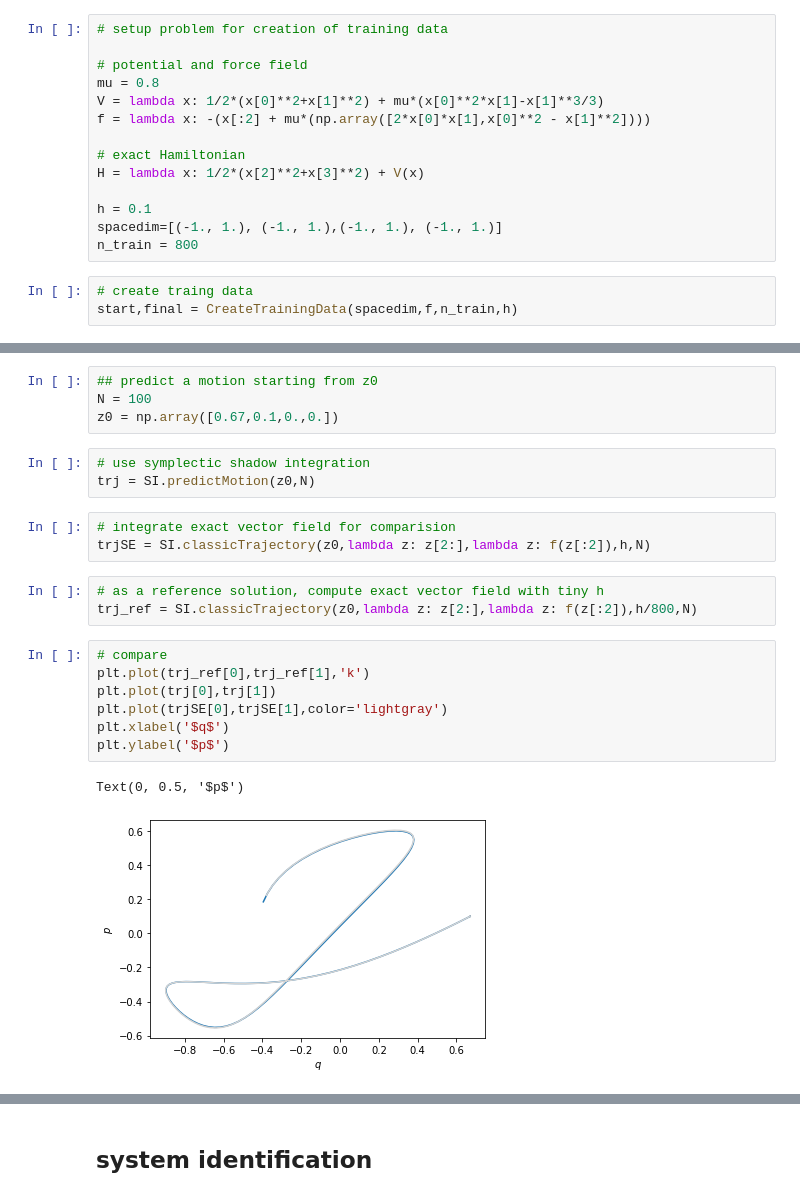
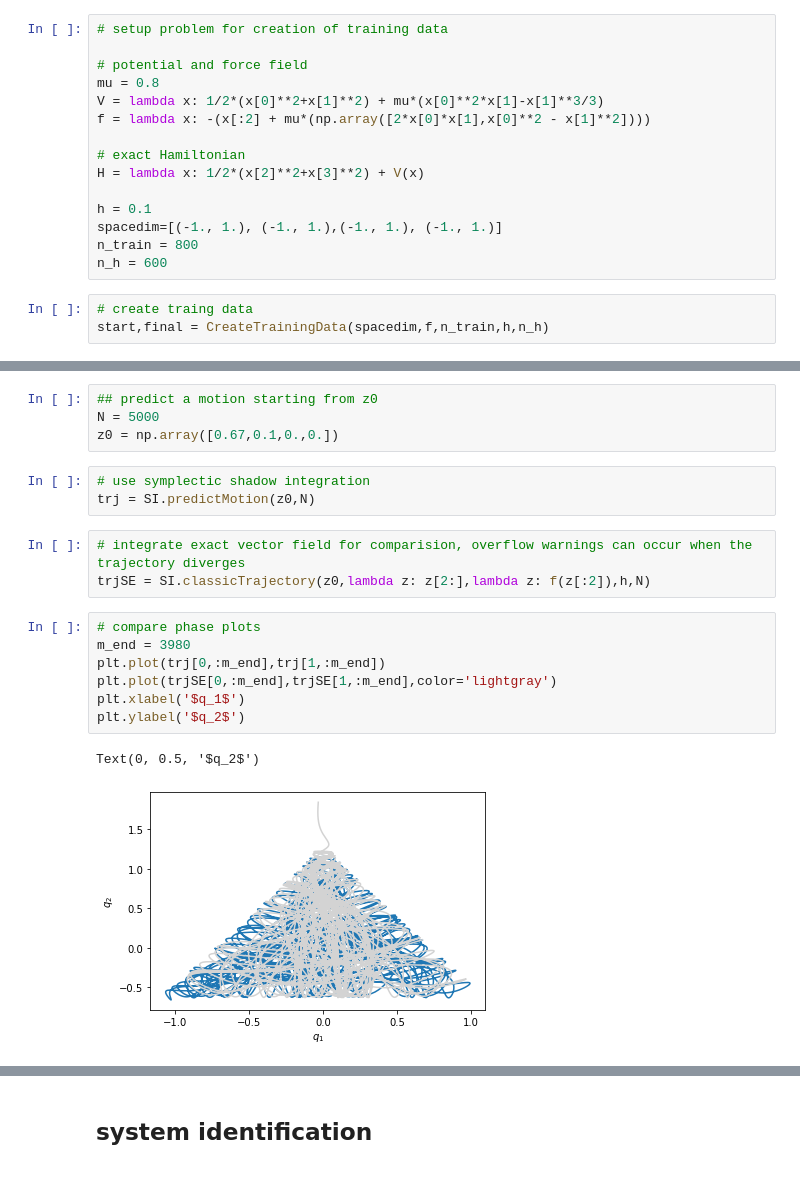
Before and after one commit to Christian-Offen/symplectic-shadow-integration, a Jupyter notebook: HenonHeilsSE.ipynb, the cells around one changed output, grey strips where cells are left out. Saved outputs shown, nothing was run; the diff lists cells and outputs as text.

Commit message:
Add poster, add comparision to SciKit

```diff
--- a/HenonHeilsSE.ipynb
+++ b/HenonHeilsSE.ipynb
@@ -22,9 +22,10 @@ H = lambda x: 1/2*(x[2]**2+x[3]**2) + V(x)
 h = 0.1
 spacedim=[(-1., 1.), (-1., 1.),(-1., 1.), (-1., 1.)]
 n_train = 800
+n_h = 600
 # %%
 # create traing data
-start,final = CreateTrainingData(spacedim,f,n_train,h)
+start,final = CreateTrainingData(spacedim,f,n_train,h,n_h)
 # %% [markdown]
 ## initialisation and training
 # %%
@@ -53,27 +54,24 @@ Solve least square problem of dimension (3201, 800)
 ## prediction of motion and conservation of exact energy H
 # %%
 ## predict a motion starting from z0
-N = 100
+N = 5000
 z0 = np.array([0.67,0.1,0.,0.])
 # %%
 # use symplectic shadow integration
 trj = SI.predictMotion(z0,N)
 # %%
-# integrate exact vector field for comparision
+# integrate exact vector field for comparision, overflow warnings can occur when the trajectory diverges
 trjSE = SI.classicTrajectory(z0,lambda z: z[2:],lambda z: f(z[:2]),h,N)
-# %%
-# as a reference solution, compute exact vector field with tiny h
-trj_ref = SI.classicTrajectory(z0,lambda z: z[2:],lambda z: f(z[:2]),h/800,N)
 # %%
-# compare
-plt.plot(trj_ref[0],trj_ref[1],'k')
-plt.plot(trj[0],trj[1])
-plt.plot(trjSE[0],trjSE[1],color='lightgray')
-plt.xlabel('$q$')
-plt.ylabel('$p$')
+# compare phase plots
+m_end = 3980
+plt.plot(trj[0,:m_end],trj[1,:m_end])
+plt.plot(trjSE[0,:m_end],trjSE[1,:m_end],color='lightgray')
+plt.xlabel('$q_1$')
+plt.ylabel('$q_2$')
 # %% [output]
-Text(0, 0.5, '$p$')
+Text(0, 0.5, '$q_2$')
-[figure, old version]
+[figure, new version]
 # %%
 # plot energy conservation
 Htrj = H(trj)
```
Also changed, not shown: parts of 8 cells of this notebook, 3 other files.
